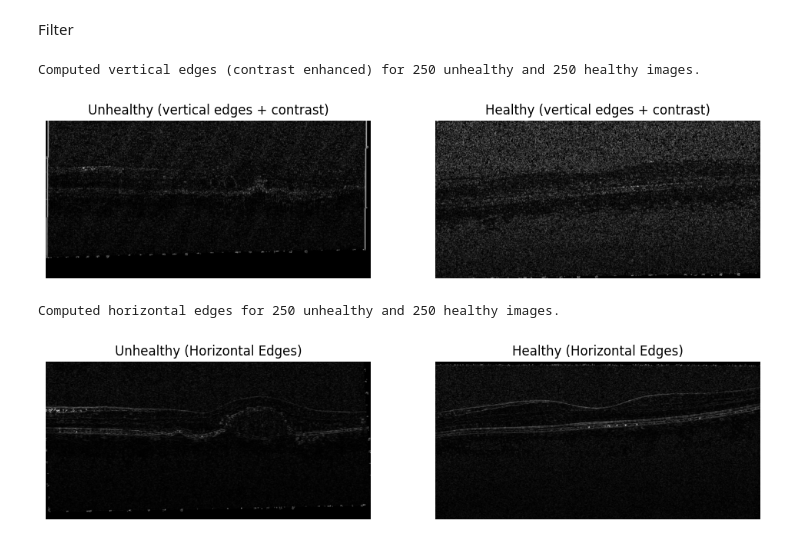
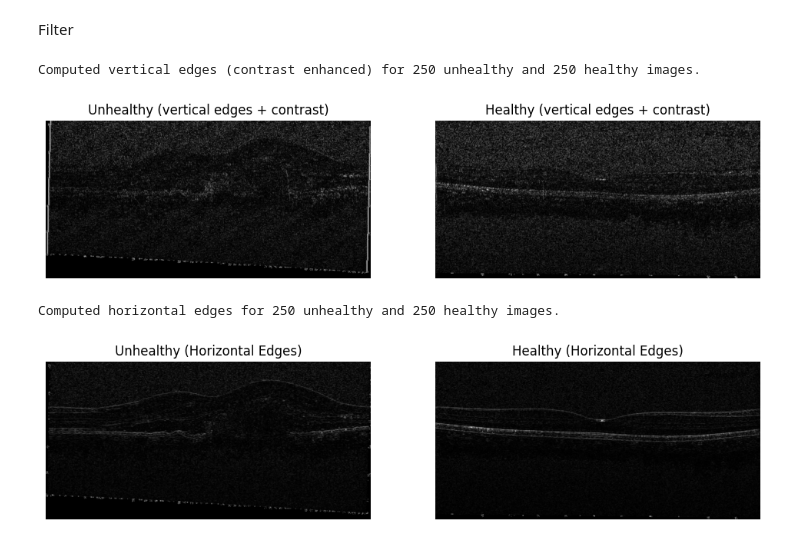
Before and after one commit to m2802h/Computer-Vision, a Jupyter notebook: Project.ipynb, the cells around one changed output. Cells and saved outputs as stored; diff of their text form; code cells hidden in the pictures.

```diff
--- a/Project.ipynb
+++ b/Project.ipynb
@@ -157,35 +157,35 @@ def vertical_edges_sobel(img, ksize=3, enhance_contrast=True):
     Returns a grayscale PIL image of vertical edges using Sobel X.
     Optionally enhances contrast with normalization or CLAHE.
     """
     g = np.array(img.convert("L"))
     gradx = cv2.Sobel(g, cv2.CV_32F, 1, 0, ksize=ksize)  # dx=1, dy=0 → vertical edges
     edge = np.abs(gradx)
 
     # Normalize to 0–255
     edge = (edge / (edge.max() + 1e-8) * 255).astype(np.uint8)
 
     if enhance_contrast:
         # CLAHE (adaptive histogram equalization) works great for edge maps
         clahe = cv2.createCLAHE(clipLimit=2.0, tileGridSize=(8, 8))
         edge = clahe.apply(edge)
 
     return Image.fromarray(edge)
 
 # Apply to both datasets (creates edge maps with stronger contrast)
 images_unhealthy_vert = [vertical_edges_sobel(im, ksize=3) for im in images_unhealthy]
 images_healthy_vert   = [vertical_edges_sobel(im, ksize=3) for im in images_healthy]
 
 print(f"Computed vertical edges (contrast enhanced) for {len(images_unhealthy_vert)} unhealthy and {len(images_healthy_vert)} healthy images.")
 
 # Preview
-idx = 6
+idx = 4
 plt.figure(figsize=(12,4))
 plt.subplot(1,2,1); plt.imshow(images_unhealthy_vert[idx], cmap='gray'); plt.axis('off'); plt.title('Unhealthy (vertical edges + contrast)')
 plt.subplot(1,2,2); plt.imshow(images_healthy_vert[idx], cmap='gray'); plt.axis('off'); plt.title('Healthy (vertical edges + contrast)')
 plt.show()
 # %% [output]
 Computed vertical edges (contrast enhanced) for 250 unhealthy and 250 healthy images.
-[figure, old version]
+[figure, new version]
 # %%
 
 
@@ -207,7 +207,7 @@ images_healthy_horz   = [horizontal_edges_sobel(im, ksize=3) for im in images_he
 print(f"Computed horizontal edges for {len(images_unhealthy_horz)} unhealthy and {len(images_healthy_horz)} healthy images.")
 
 # 🔍 Show example
-idx = 5
+idx = 4
 plt.figure(figsize=(12, 4))
 
 plt.subplot(1, 2, 1)
@@ -223,4 +223,4 @@ plt.title('Healthy (Horizontal Edges)')
 plt.show()
 # %% [output]
 Computed horizontal edges for 250 unhealthy and 250 healthy images.
-[figure, old version]
+[figure, new version]
```
Also changed, not shown: parts of 5 cells of this notebook.
